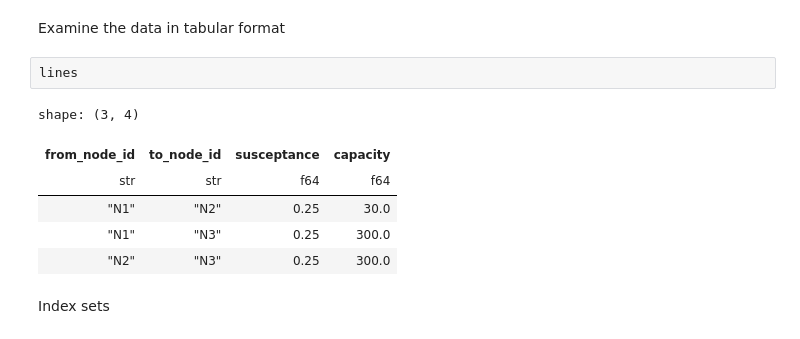
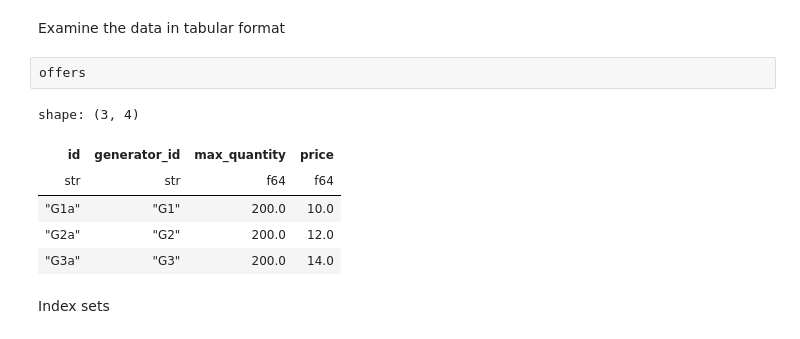
Before and after one commit to ne-pearl/sea-grid, a Jupyter notebook: notebook.ipynb, the cells around one changed output. Saved outputs shown, nothing was run; the diff lists cells and outputs as text.

```diff
--- a/notebook.ipynb
+++ b/notebook.ipynb
@@ -53,14 +53,14 @@ offers = DataFrame(
 # %% [markdown]
 Examine the data in tabular format
 # %%
-lines
+offers
 # %% [output]
 shape: (3, 4)
-| from_node_id | to_node_id | susceptance | capacity |
+| id | generator_id | max_quantity | price |
 | str | str | f64 | f64 |
-| "N1" | "N2" | 0.25 | 30.0 |
-| "N1" | "N3" | 0.25 | 300.0 |
-| "N2" | "N3" | 0.25 | 300.0 |
+| "G1a" | "G1" | 200.0 | 10.0 |
+| "G2a" | "G2" | 200.0 | 12.0 |
+| "G3a" | "G3" | 200.0 | 14.0 |
 # %% [markdown]
 Index sets
 # %%
```
Also changed, not shown: 2 other files.
